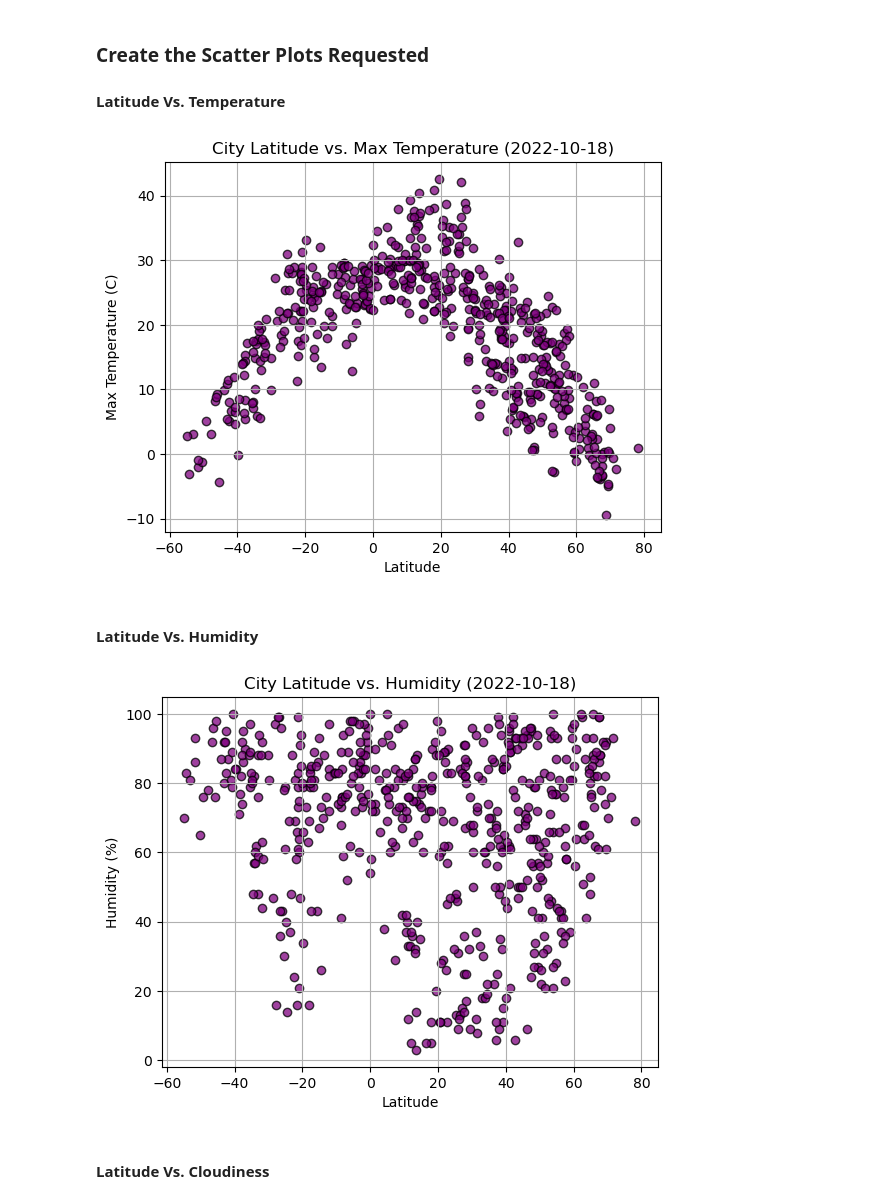
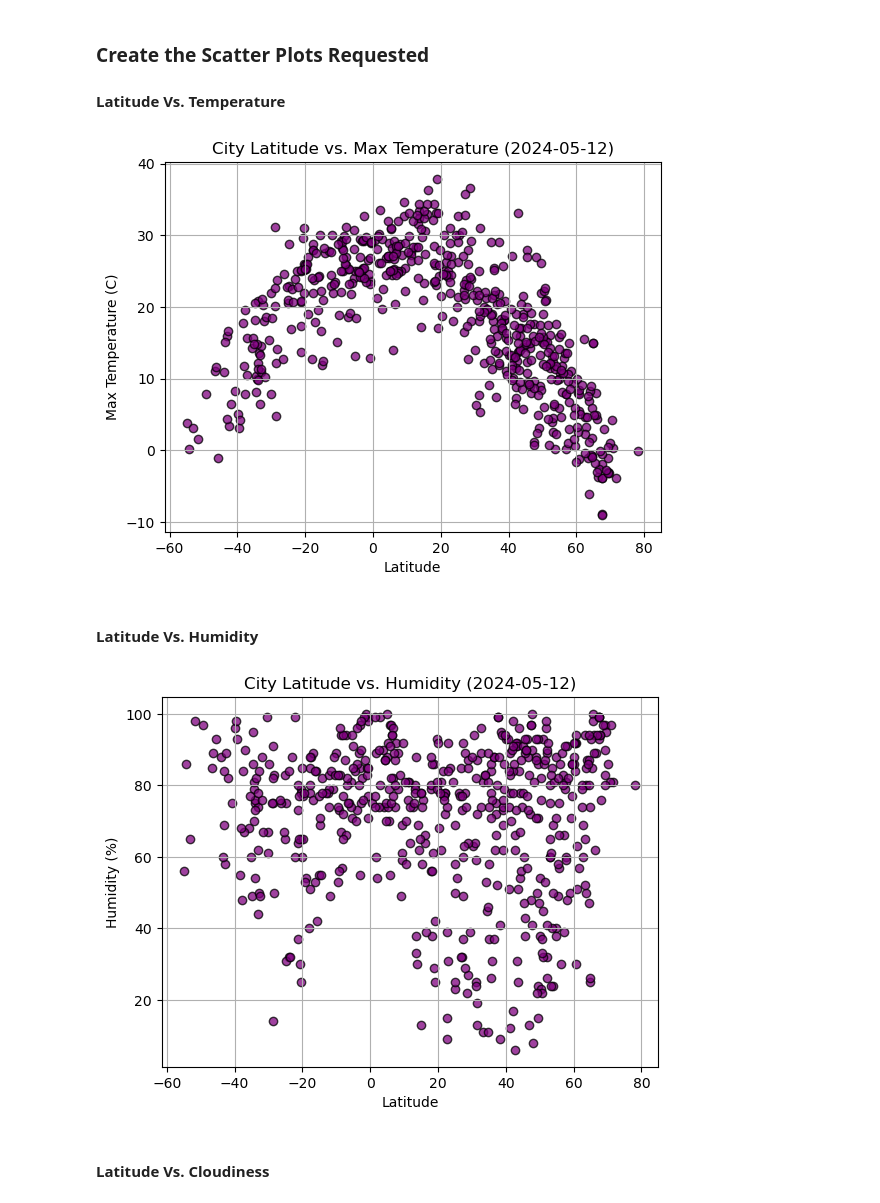
Before and after one commit to TruptiRadadiya/python-api-challenge, a Jupyter notebook: WeatherPy/WeatherPy.ipynb, the cells around one changed output. Drawn from its saved outputs; the diff is of its cells as text; code cells hidden in the pictures.

```diff
--- a/WeatherPy/WeatherPy.ipynb
+++ b/WeatherPy/WeatherPy.ipynb
@@ -193,7 +194,7 @@ city_data_df.head()
 plt.scatter(city_data_df["Lat"],city_data_df["Max Temp"],marker="o",alpha=0.75,color="#7F017F",edgecolors="black")
 
 # Incorporate the other graph properties
-plt.title("City Latitude vs. Max Temperature (2022-10-18)")
+plt.title(f"City Latitude vs. Max Temperature ({datetime.now().date()})")
 plt.xlabel("Latitude")
 plt.ylabel("Max Temperature (C)")
 plt.grid(True)
@@ -204,26 +205,26 @@ plt.savefig("output_data/Fig1.png")
 # Show plot
 plt.show()
 # %% [output]
-[figure, old version]
+[figure, new version]
 # %% [markdown]
 #### Latitude Vs. Humidity
 # %%
 # Build the scatter plots for latitude vs. humidity
 plt.scatter(city_data_df["Lat"],city_data_df["Humidity"],marker="o",alpha=0.75,color="#7F017F",edgecolors="black")
 
 # Incorporate the other graph properties
-plt.title("City Latitude vs. Humidity (2022-10-18)")
+plt.title(f"City Latitude vs. Humidity ({datetime.now().date()})")
 plt.xlabel("Latitude")
 plt.ylabel("Humidity (%)")
 plt.grid(True)
 
 # Save the figure
 plt.savefig("output_data/Fig2.png")
 
 # Show plot
 plt.show()
 # %% [output]
-[figure, old version]
+[figure, new version]
 # %% [markdown]
 #### Latitude Vs. Cloudiness
 # %%
```
Also changed, not shown: parts of 18 cells of this notebook, 6 other files.
